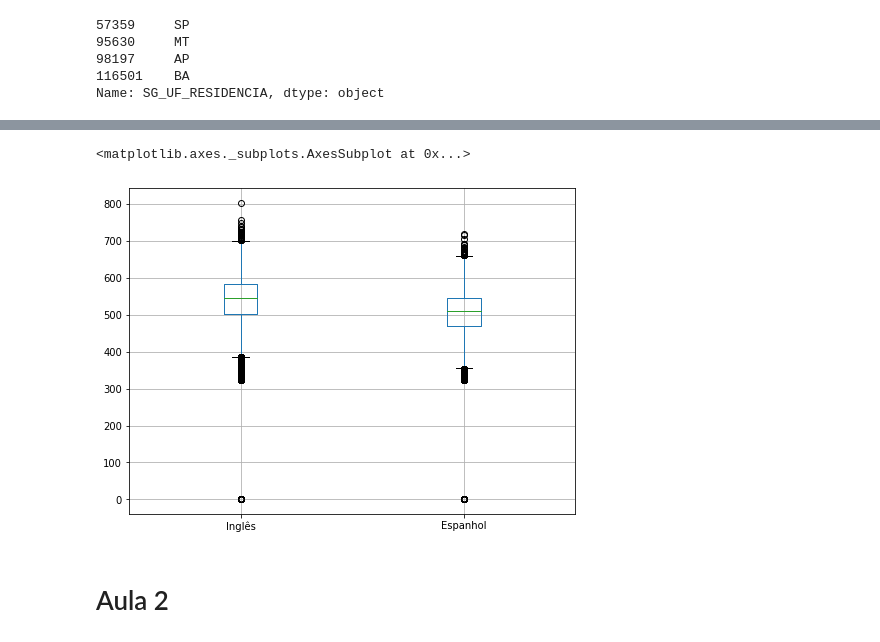
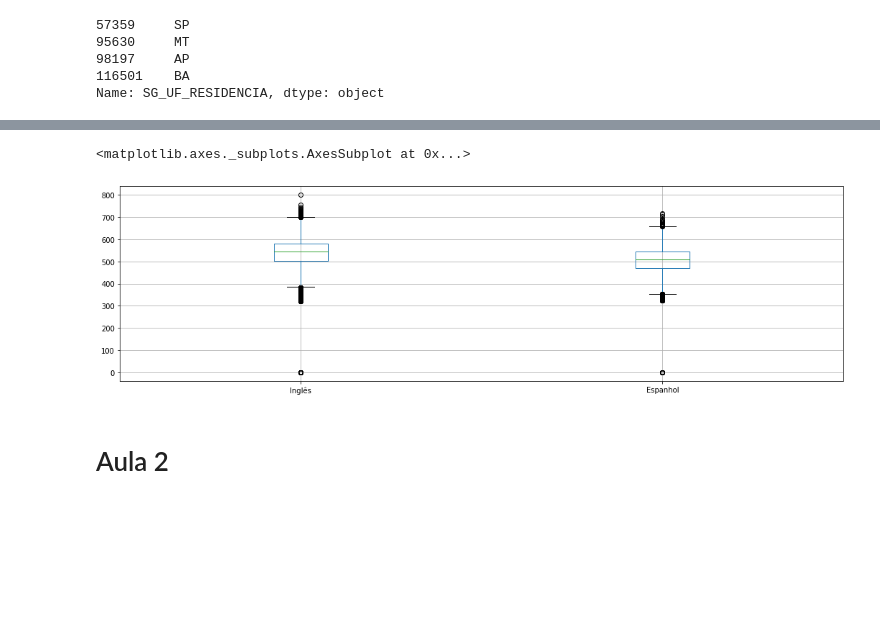
Before and after one commit to makarioszen/imersao-dados-2-2020, a Jupyter notebook: alura_imersao_dados_2_desafios.ipynb, the cells around one changed output, grey strips where cells are left out. Cells and saved outputs as stored; diff of their text form; code cells hidden in the pictures; blank space fills up the shorter version.

```diff
--- a/alura_imersao_dados_2_desafios.ipynb
+++ b/alura_imersao_dados_2_desafios.ipynb
@@ -59,15 +61,15 @@ plt.legend(loc='lower right')
 # %%
 # Desafio 05: Comparar as distribuições das provas em inglês e espanhol
 notas_LC_eng = df.query("TP_LINGUA == 0")["NU_NOTA_LC"]
 notas_LC_espn =  df.query("TP_LINGUA == 1")["NU_NOTA_LC"]
 df_languages = pd.DataFrame({
     'Inglês' : notas_LC_eng,
     'Espanhol' : notas_LC_espn,
 })
-df_languages.plot.box(grid = True, figsize=(8,6))
+df_languages.plot.box(grid = True, figsize=(18,5))
 # %% [output]
 <matplotlib.axes._subplots.AxesSubplot at 0x...>
-[figure, old version]
+[figure, new version]
 # %% [markdown]
 # Aula 2
 # %%
```
Also changed, not shown: parts of 10 cells of this notebook.
